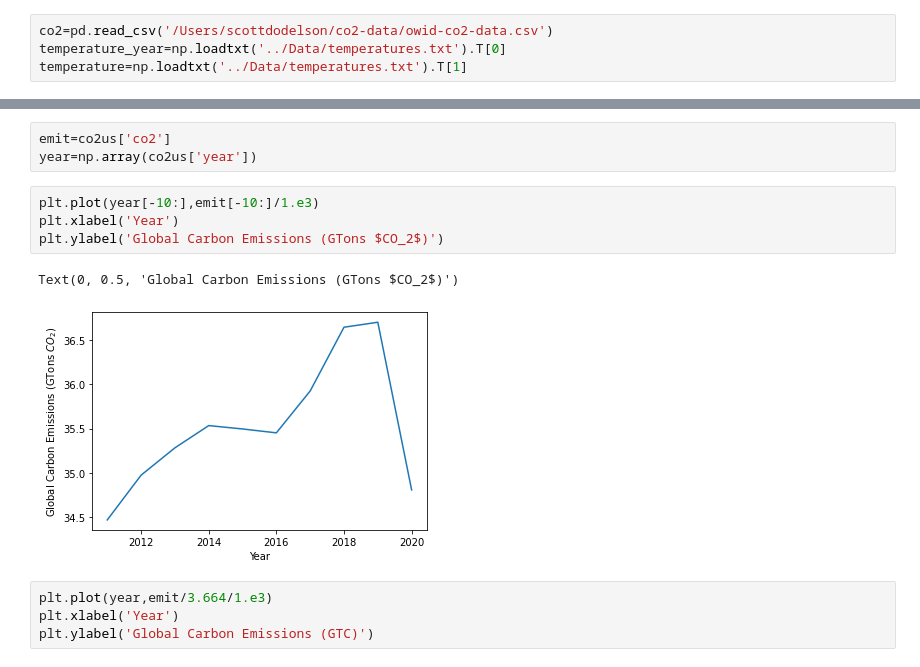
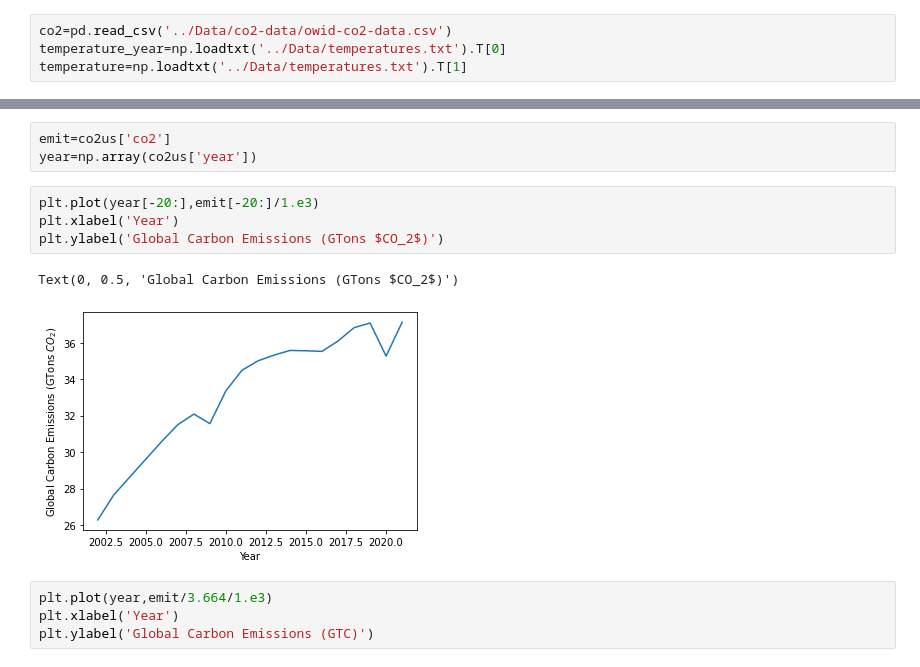
Before and after one commit to dodelson/Physics-of-Energy, a Jupyter notebook: Code/01_global_co2.ipynb, the cells around one changed output, grey strips where cells are left out. Drawn from its saved outputs; the diff is of its cells as text.

```diff
--- a/Code/01_global_co2.ipynb
+++ b/Code/01_global_co2.ipynb
@@ -51,7 +51,7 @@ plt.plot(year,coy)
 # %% [output]
 '/Users/scottdodelson/CMU/Courses/Energy/Code'
 # %%
-co2=pd.read_csv('/Users/scottdodelson/co2-data/owid-co2-data.csv')
+co2=pd.read_csv('../Data/co2-data/owid-co2-data.csv')
 temperature_year=np.loadtxt('../Data/temperatures.txt').T[0]
 temperature=np.loadtxt('../Data/temperatures.txt').T[1]
 # %%
@@ -136,12 +136,12 @@ co2us=co2[co2['country']=='World']
 emit=co2us['co2']
 year=np.array(co2us['year'])
 # %%
-plt.plot(year[-10:],emit[-10:]/1.e3)
+plt.plot(year[-20:],emit[-20:]/1.e3)
 plt.xlabel('Year')
 plt.ylabel('Global Carbon Emissions (GTons $CO_2$)')
 # %% [output]
 Text(0, 0.5, 'Global Carbon Emissions (GTons $CO_2$)')
-[figure, old version]
+[figure, new version]
 # %%
 plt.plot(year,emit/3.664/1.e3)
 plt.xlabel('Year')
```
Also changed, not shown: parts of 9 cells of this notebook, 7 other files.
